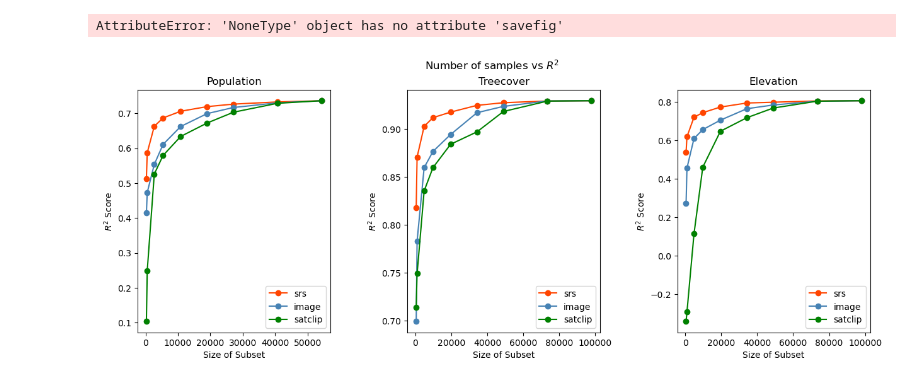
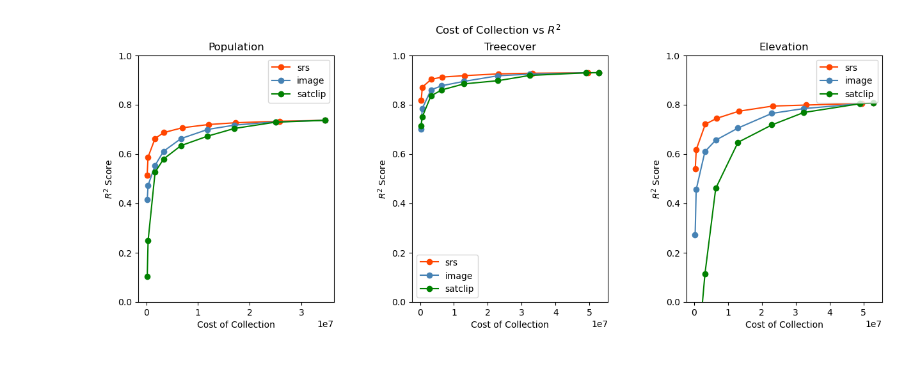
Before and after one commit to UCBoulder/optimizedsampling, a Jupyter notebook: plotting.ipynb, the cells around one changed output. Cells and saved outputs as stored; diff of their text form; code cells hidden in the pictures.

```diff
--- a/plotting.ipynb
+++ b/plotting.ipynb
@@ -12,14 +12,13 @@ image_path = "results/TestSetPerformanceimagewithCost_{version}.csv"
 satclip_path = "results/TestSetPerformancesatclipwithCost_{version}.csv"
 
 def run_and_plot():
-    df_srs = pd.read_csv(random_path.format(version="formatted"), index_col=0)
-    df_img = pd.read_csv(image_path.format(version="formatted"), index_col=0)
-    df_sat = pd.read_csv(satclip_path.format(version="formatted"), index_col=0)
+    df_srs = pd.read_csv(random_path.format(version="edit"), index_col=0)
+    df_img = pd.read_csv(image_path.format(version="edit"), index_col=0)
+    df_sat = pd.read_csv(satclip_path.format(version="edit"), index_col=0)
 
-    fig = plot_r2_num_samples(["srs", "image", "satclip"], df_srs, df_img, df_sat)
+    fig = plot_r2_cost(["srs", "image", "satclip"], df_srs, df_img, df_sat)
     return fig
 # %%
-run_and_plot().savefig("Num of samples vs R^2.png")
+run_and_plot().savefig("Num of samples vs R^2 cost.png")
 # %% [output]
-AttributeError: 'NoneType' object has no attribute 'savefig'
-[figure, old version]
+[figure, new version]
```
Also changed, not shown: parts of 1 cell of this notebook, 17 other files.
